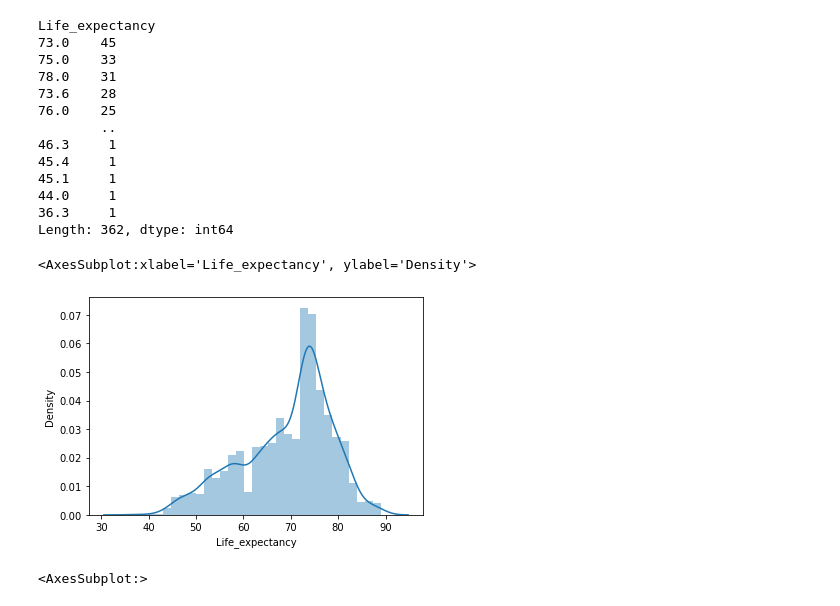
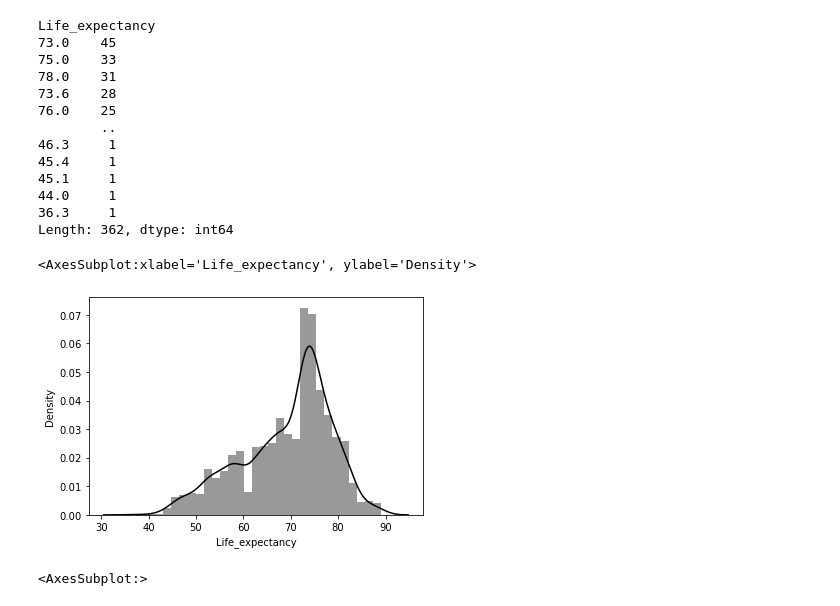
Before and after one commit to dhanushdimitri/Life-expectancy, a Jupyter notebook: LIFE EXPECTANCY.ipynb, the cells around one changed output. Cells and saved outputs as stored; diff of their text form; code cells hidden in the pictures.

```diff
--- a/LIFE EXPECTANCY.ipynb
+++ b/LIFE EXPECTANCY.ipynb
@@ -200,10 +200,10 @@ Life_expectancy
 Length: 362, dtype: int64
 # %%
 #______histogram
-sns.distplot(df['Life_expectancy'])
+sns.distplot(df['Life_expectancy'],color='black')
 # %% [output]
 <AxesSubplot:xlabel='Life_expectancy', ylabel='Density'>
-[figure, old version]
+[figure, new version]
 # %%
 #____boxplot
 props2 = dict(boxes = 'red', whiskers = 'green', medians = 'black', caps = 'red')
```
Also changed, not shown: parts of 41 cells of this notebook.
